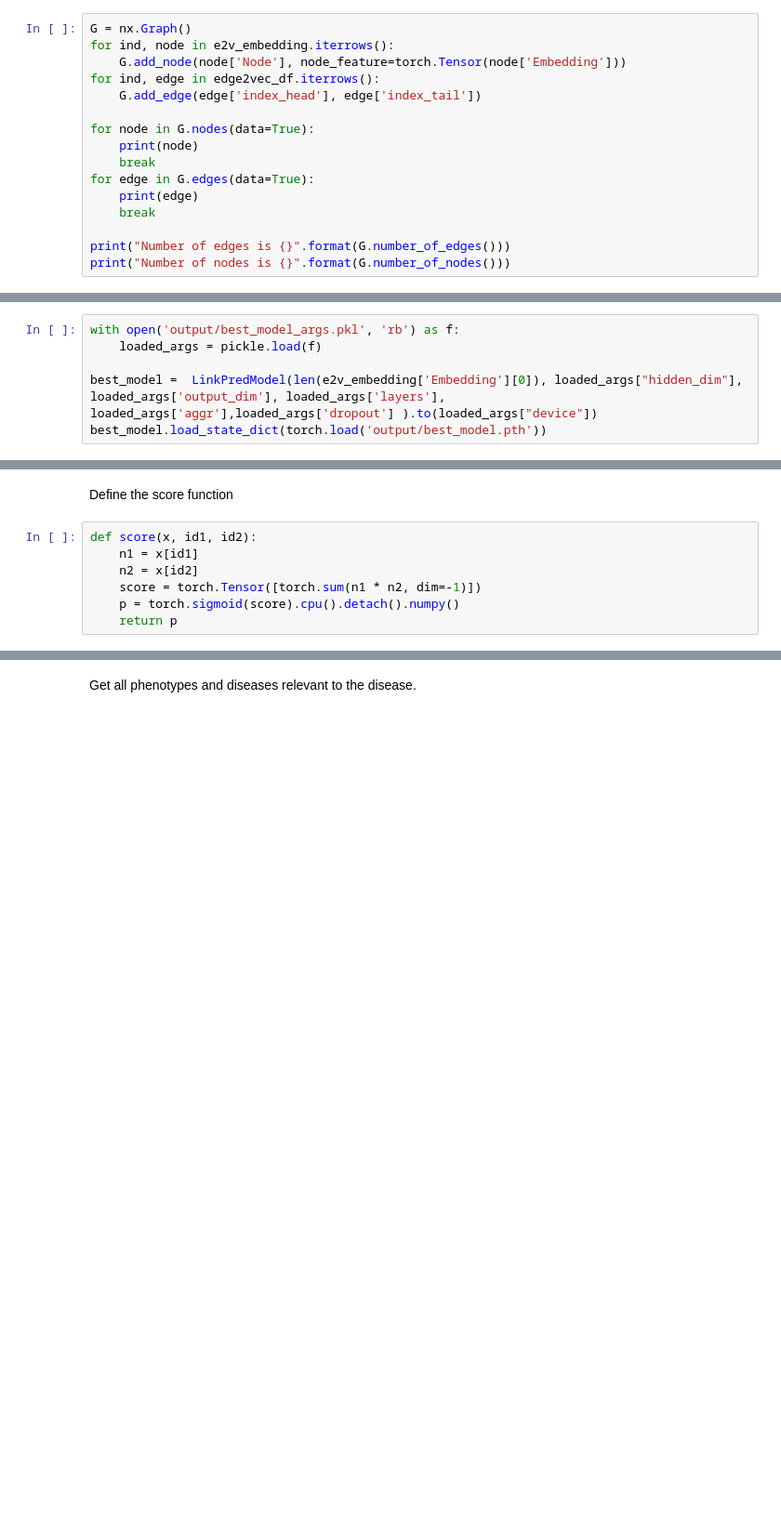
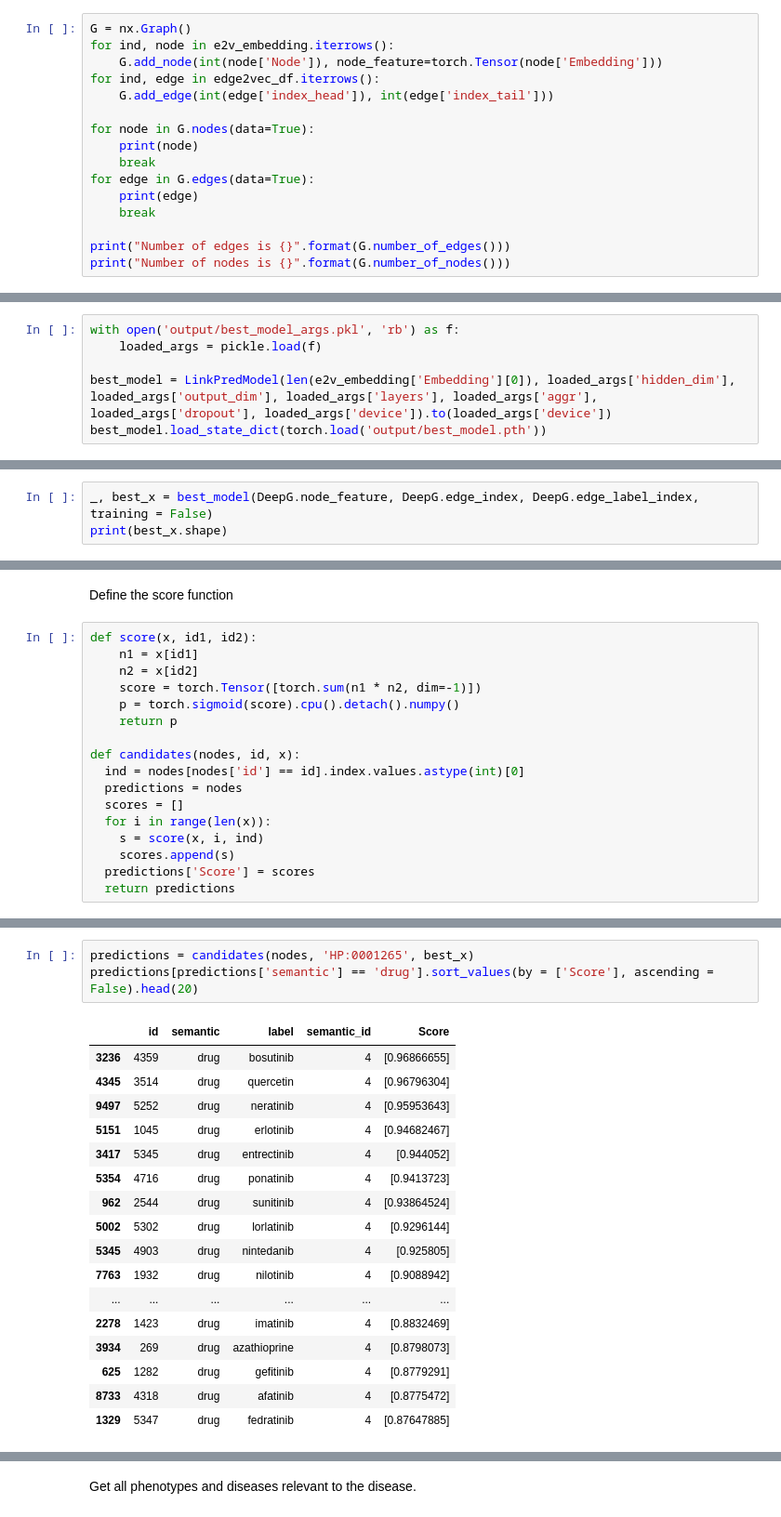
Before and after one commit to rosazwart/XAIFO-ThesisProject, a Jupyter notebook: predictor.ipynb, the cells around one changed output, grey strips where cells are left out. Shown at 93% size. Saved outputs shown, nothing was run; the diff lists cells and outputs as text; blank space fills up the shorter version.

Commit message:
Link predictions can be generated, still problems with ray tuning

```diff
--- a/predictor.ipynb
+++ b/predictor.ipynb
@@ -935,9 +928,9 @@ Initialize a graph with nodes and their embedding features.
 # %%
 G = nx.Graph()
 for ind, node in e2v_embedding.iterrows():
-    G.add_node(node['Node'], node_feature=torch.Tensor(node['Embedding']))
+    G.add_node(int(node['Node']), node_feature=torch.Tensor(node['Embedding']))
 for ind, edge in edge2vec_df.iterrows():
-    G.add_edge(edge['index_head'], edge['index_tail'])
+    G.add_edge(int(edge['index_head']), int(edge['index_tail']))
 
 for node in G.nodes(data=True):
     print(node)
@@ -970,7 +961,7 @@ Load arguments and parameters of trained GNN model.
 with open('output/best_model_args.pkl', 'rb') as f:
     loaded_args = pickle.load(f)
 
-best_model =  LinkPredModel(len(e2v_embedding['Embedding'][0]), loaded_args["hidden_dim"], loaded_args['output_dim'], loaded_args['layers'], loaded_args['aggr'],loaded_args['dropout'] ).to(loaded_args["device"])
+best_model = LinkPredModel(len(e2v_embedding['Embedding'][0]), loaded_args['hidden_dim'], loaded_args['output_dim'], loaded_args['layers'], loaded_args['aggr'], loaded_args['dropout'], loaded_args['device']).to(loaded_args['device'])
 best_model.load_state_dict(torch.load('output/best_model.pth'))
 # %% [output]
 <All keys matched successfully>
@@ -976,0 +970,3 @@ best_model.load_state_dict(torch.load('output/best_model.pth'))
+# %%
+_, best_x = best_model(DeepG.node_feature, DeepG.edge_index, DeepG.edge_label_index, training = False)
+print(best_x.shape)
@@ -983,3 +981,13 @@ def score(x, id1, id2):
     score = torch.Tensor([torch.sum(n1 * n2, dim=-1)])
     p = torch.sigmoid(score).cpu().detach().numpy()
     return p
+
+def candidates(nodes, id, x):
+  ind = nodes[nodes['id'] == id].index.values.astype(int)[0]
+  predictions = nodes
+  scores = []
+  for i in range(len(x)):
+    s = score(x, i, ind)
+    scores.append(s)
+  predictions['Score'] = scores
+  return predictions
@@ -985,0 +996,21 @@ def score(x, id1, id2):
+# %%
+predictions = candidates(nodes, 'HP:0001265', best_x)
+predictions[predictions['semantic'] == 'drug'].sort_values(by = ['Score'], ascending = False).head(20)
+# %% [output]
+|  | id | semantic | label | semantic_id | Score |
+| 3236 | 4359 | drug | bosutinib | 4 | [0.96866655] |
+| 4345 | 3514 | drug | quercetin | 4 | [0.96796304] |
+| 9497 | 5252 | drug | neratinib | 4 | [0.95953643] |
+| 5151 | 1045 | drug | erlotinib | 4 | [0.94682467] |
+| 3417 | 5345 | drug | entrectinib | 4 | [0.944052] |
+| 5354 | 4716 | drug | ponatinib | 4 | [0.9413723] |
+| 962 | 2544 | drug | sunitinib | 4 | [0.93864524] |
+| 5002 | 5302 | drug | lorlatinib | 4 | [0.9296144] |
+| 5345 | 4903 | drug | nintedanib | 4 | [0.925805] |
+| 7763 | 1932 | drug | nilotinib | 4 | [0.9088942] |
+| ... | ... | ... | ... | ... | ... |
+| 2278 | 1423 | drug | imatinib | 4 | [0.8832469] |
+| 3934 | 269 | drug | azathioprine | 4 | [0.8798073] |
+| 625 | 1282 | drug | gefitinib | 4 | [0.8779291] |
+| 8733 | 4318 | drug | afatinib | 4 | [0.8775472] |
+| 1329 | 5347 | drug | fedratinib | 4 | [0.87647885] |
```
Also changed, not shown: parts of 38 cells of this notebook, 2 other files.
